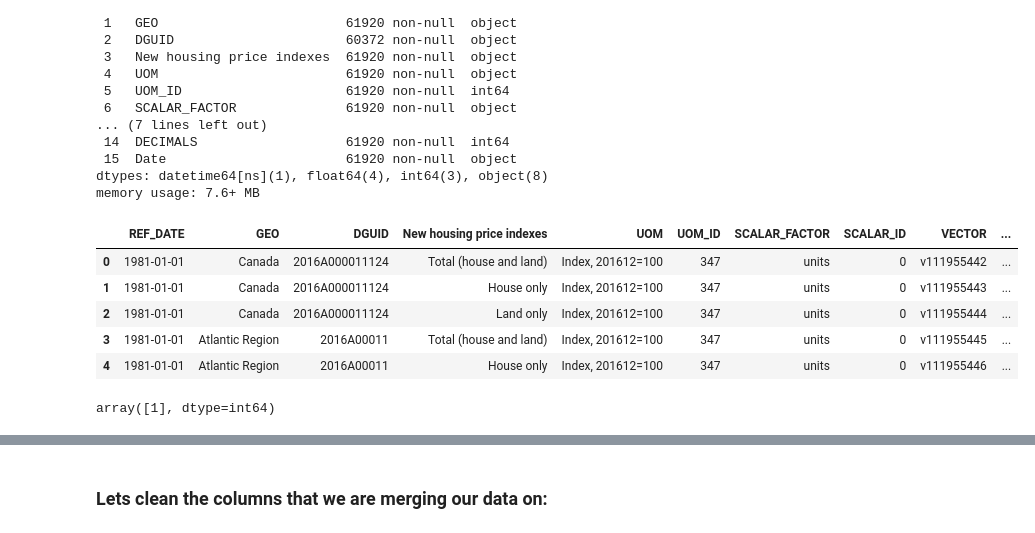
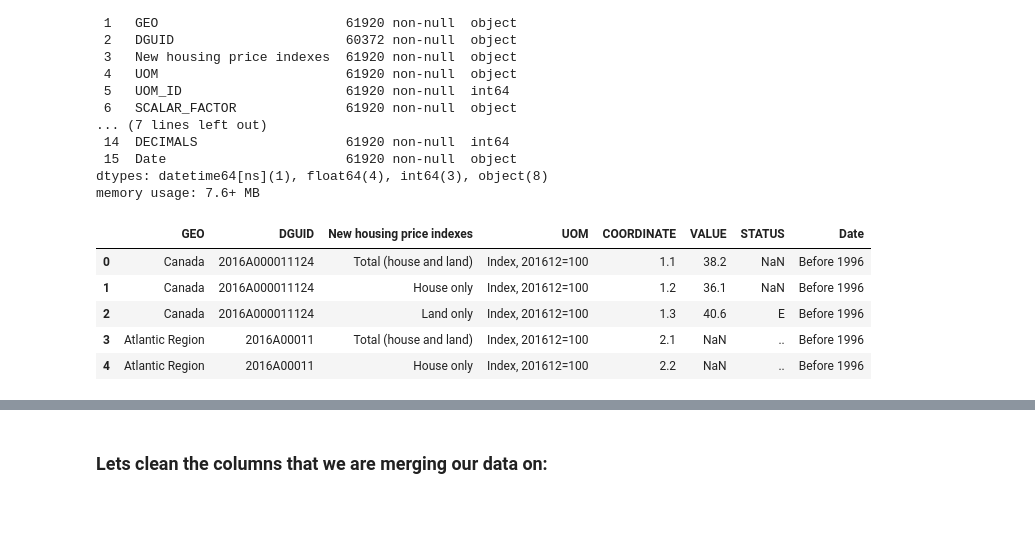
Before and after one commit to hunainmuneer/housing-crisis-in-canada, a Jupyter notebook: data-science-project/notebooks/notebook1.ipynb, the cells around one changed output, grey strips where cells are left out. Drawn from its saved outputs; the diff is of its cells as text; code cells hidden in the pictures.

```diff
--- a/data-science-project/notebooks/notebook1.ipynb
+++ b/data-science-project/notebooks/notebook1.ipynb
@@ -381,21 +407,16 @@ Data columns (total 16 columns):
 dtypes: datetime64[ns](1), float64(4), int64(3), object(8)
 memory usage: 7.6+ MB
 # %%
-# The "SYMBOL" and "TERMINATED" columns are completely null, so we will drop them from the dataframe
+# Removing the columns that are not required for our analysis
 
-col_to_drop = ['SYMBOL', 'TERMINATED']
+housing_data.columns = housing_data.columns.str.strip()
+col_to_drop = ['REF_DATE', 'SYMBOL', 'TERMINATED', 'UOM_ID', 'SCALAR_FACTOR', 'SCALAR_ID', 'VECTOR', 'DECIMALS']
 housing_data.drop(columns = col_to_drop, inplace= True)
 housing_data.head()
 # %% [output]
-|  | REF_DATE | GEO | DGUID | New housing price indexes | UOM | UOM_ID | SCALAR_FACTOR | SCALAR_ID | VECTOR | ... |
-| 0 | 1981-01-01 | Canada | 2016A000011124 | Total (house and land) | Index, 201612=100 | 347 | units | 0 | v111955442 | ... |
-| 1 | 1981-01-01 | Canada | 2016A000011124 | House only | Index, 201612=100 | 347 | units | 0 | v111955443 | ... |
-| 2 | 1981-01-01 | Canada | 2016A000011124 | Land only | Index, 201612=100 | 347 | units | 0 | v111955444 | ... |
-| 3 | 1981-01-01 | Atlantic Region | 2016A00011 | Total (house and land) | Index, 201612=100 | 347 | units | 0 | v111955445 | ... |
-| 4 | 1981-01-01 | Atlantic Region | 2016A00011 | House only | Index, 201612=100 | 347 | units | 0 | v111955446 | ... |
+|  | GEO | DGUID | New housing price indexes | UOM | COORDINATE | VALUE | STATUS | Date |
+| 0 | Canada | 2016A000011124 | Total (house and land) | Index, 201612=100 | 1.1 | 38.2 | NaN | Before 1996 |
+| 1 | Canada | 2016A000011124 | House only | Index, 201612=100 | 1.2 | 36.1 | NaN | Before 1996 |
+| 2 | Canada | 2016A000011124 | Land only | Index, 201612=100 | 1.3 | 40.6 | E | Before 1996 |
+| 3 | Atlantic Region | 2016A00011 | Total (house and land) | Index, 201612=100 | 2.1 | NaN | .. | Before 1996 |
+| 4 | Atlantic Region | 2016A00011 | House only | Index, 201612=100 | 2.2 | NaN | .. | Before 1996 |
-# %%
-# Lets take a look at the "DECIMALS" column to get a better idea
-
-housing_data['DECIMALS'].unique()
-# %% [output]
-array([1], dtype=int64)
```
Also changed, not shown: parts of 16 cells of this notebook.
